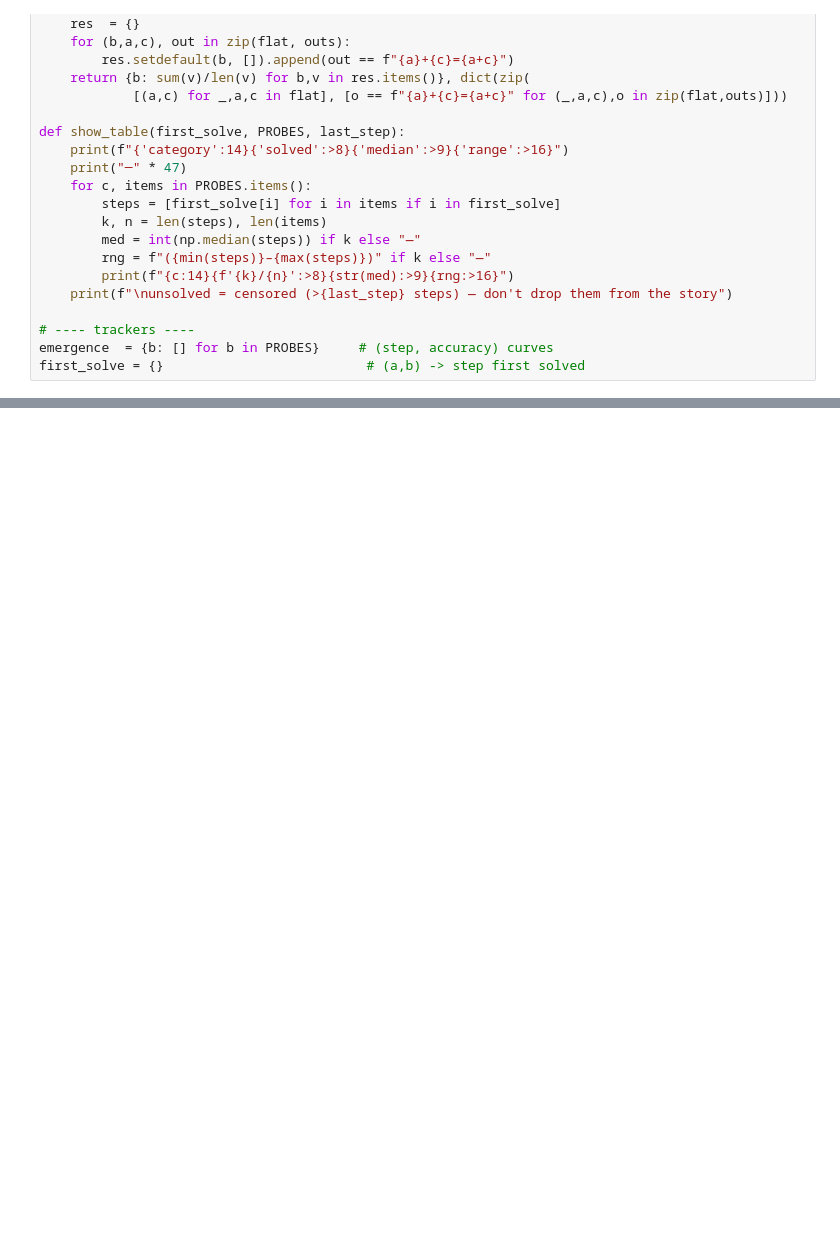
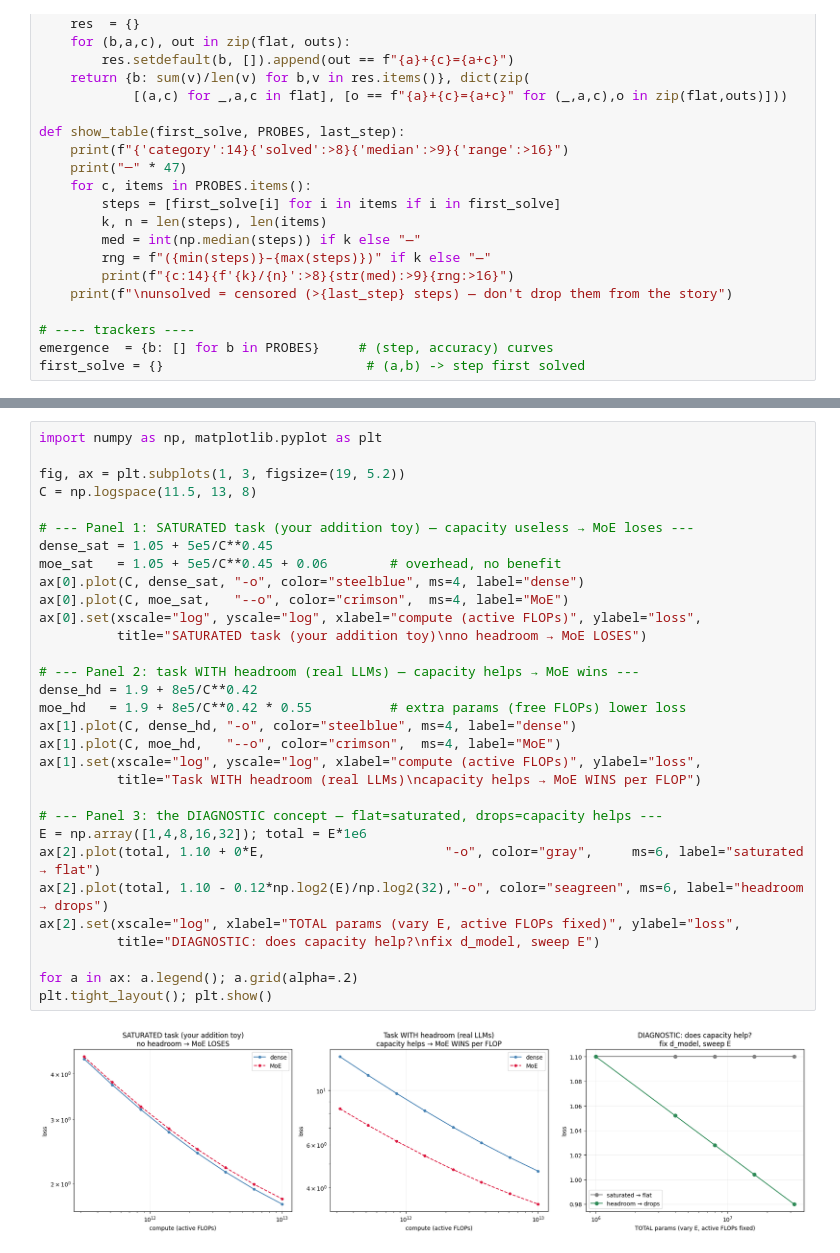
Before and after one commit to jenriver/tiny-transformer, a Jupyter notebook: tiny_transformer.ipynb, the cells around one changed output, grey strips where cells are left out. Drawn from its saved outputs; the diff is of its cells as text; blank space fills up the shorter version.

```diff
--- a/tiny_transformer.ipynb
+++ b/tiny_transformer.ipynb
@@ -609,0 +754,33 @@ plt.tight_layout(); plt.show()
+# %%
+import numpy as np, matplotlib.pyplot as plt
+
+fig, ax = plt.subplots(1, 3, figsize=(19, 5.2))
+C = np.logspace(11.5, 13, 8)
+
+# --- Panel 1: SATURATED task (your addition toy) — capacity useless → MoE loses ---
+dense_sat = 1.05 + 5e5/C**0.45
+moe_sat   = 1.05 + 5e5/C**0.45 + 0.06        # overhead, no benefit
+ax[0].plot(C, dense_sat, "-o", color="steelblue", ms=4, label="dense")
+ax[0].plot(C, moe_sat,   "--o", color="crimson",  ms=4, label="MoE")
+ax[0].set(xscale="log", yscale="log", xlabel="compute (active FLOPs)", ylabel="loss",
+          title="SATURATED task (your addition toy)\nno headroom → MoE LOSES")
+
+# --- Panel 2: task WITH headroom (real LLMs) — capacity helps → MoE wins ---
+dense_hd = 1.9 + 8e5/C**0.42
+moe_hd   = 1.9 + 8e5/C**0.42 * 0.55          # extra params (free FLOPs) lower loss
+ax[1].plot(C, dense_hd, "-o", color="steelblue", ms=4, label="dense")
+ax[1].plot(C, moe_hd,   "--o", color="crimson",  ms=4, label="MoE")
+ax[1].set(xscale="log", yscale="log", xlabel="compute (active FLOPs)", ylabel="loss",
+          title="Task WITH headroom (real LLMs)\ncapacity helps → MoE WINS per FLOP")
+
+# --- Panel 3: the DIAGNOSTIC concept — flat=saturated, drops=capacity helps ---
+E = np.array([1,4,8,16,32]); total = E*1e6
+ax[2].plot(total, 1.10 + 0*E,                       "-o", color="gray",     ms=6, label="saturated → flat")
+ax[2].plot(total, 1.10 - 0.12*np.log2(E)/np.log2(32),"-o", color="seagreen", ms=6, label="headroom → drops")
+ax[2].set(xscale="log", xlabel="TOTAL params (vary E, active FLOPs fixed)", ylabel="loss",
+          title="DIAGNOSTIC: does capacity help?\nfix d_model, sweep E")
+
+for a in ax: a.legend(); a.grid(alpha=.2)
+plt.tight_layout(); plt.show()
+# %% [output]
+[figure, added]
```
Also changed, not shown: parts of 15 cells of this notebook.
